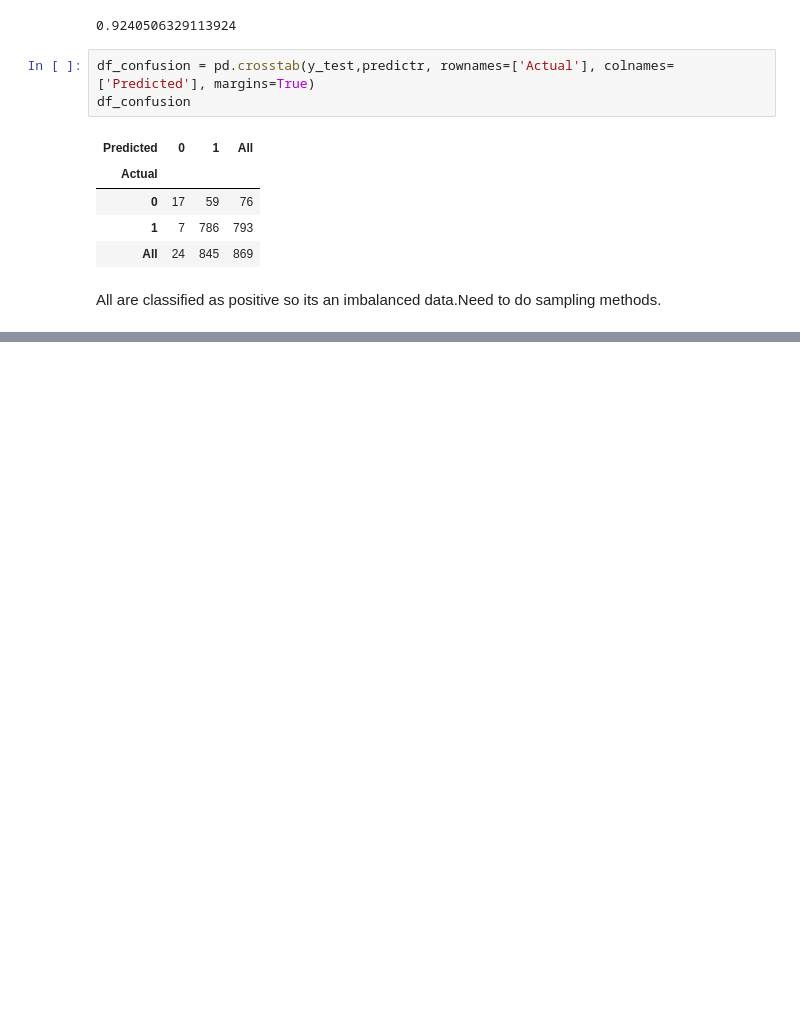
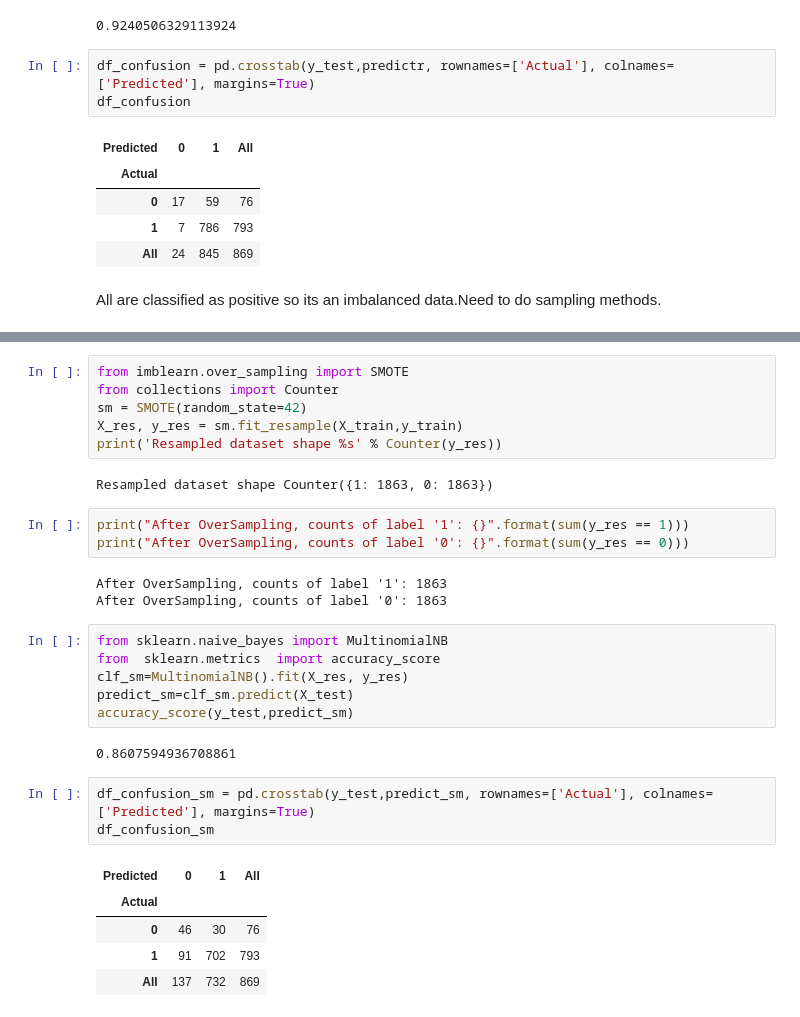
Before and after one commit to mahakkalsi/Amazon-Alexa-Reviews-Sentiment-Analysis, a Jupyter notebook: Amazon_Alexa_Reviews_Sentiment_Analysis.ipynb, the cells around one changed output, grey strips where cells are left out. Drawn from its saved outputs; the diff is of its cells as text; blank space fills up the shorter version.

```diff
--- a/Amazon_Alexa_Reviews_Sentiment_Analysis.ipynb
+++ b/Amazon_Alexa_Reviews_Sentiment_Analysis.ipynb
@@ -366,0 +390,31 @@ All are classified as positive so its an imbalanced data.Need to do sampling met
+# %%
+from imblearn.over_sampling import SMOTE
+from collections import Counter
+sm = SMOTE(random_state=42)
+X_res, y_res = sm.fit_resample(X_train,y_train)
+print('Resampled dataset shape %s' % Counter(y_res))
+# %% [output]
+Resampled dataset shape Counter({1: 1863, 0: 1863})
+# %%
+print("After OverSampling, counts of label '1': {}".format(sum(y_res == 1)))
+print("After OverSampling, counts of label '0': {}".format(sum(y_res == 0)))
+# %% [output]
+After OverSampling, counts of label '1': 1863
+After OverSampling, counts of label '0': 1863
+# %%
+from sklearn.naive_bayes import MultinomialNB
+from  sklearn.metrics  import accuracy_score
+clf_sm=MultinomialNB().fit(X_res, y_res)
+predict_sm=clf_sm.predict(X_test)
+accuracy_score(y_test,predict_sm)
+# %% [output]
+0.8607594936708861
+# %%
+df_confusion_sm = pd.crosstab(y_test,predict_sm, rownames=['Actual'], colnames=['Predicted'], margins=True)
+df_confusion_sm
+# %% [output]
+| Predicted | 0 | 1 | All |
+| Actual |  |  |  |
+| 0 | 46 | 30 | 76 |
+| 1 | 91 | 702 | 793 |
+| All | 137 | 732 | 869 |
```
Also changed, not shown: parts of 12 cells of this notebook.
